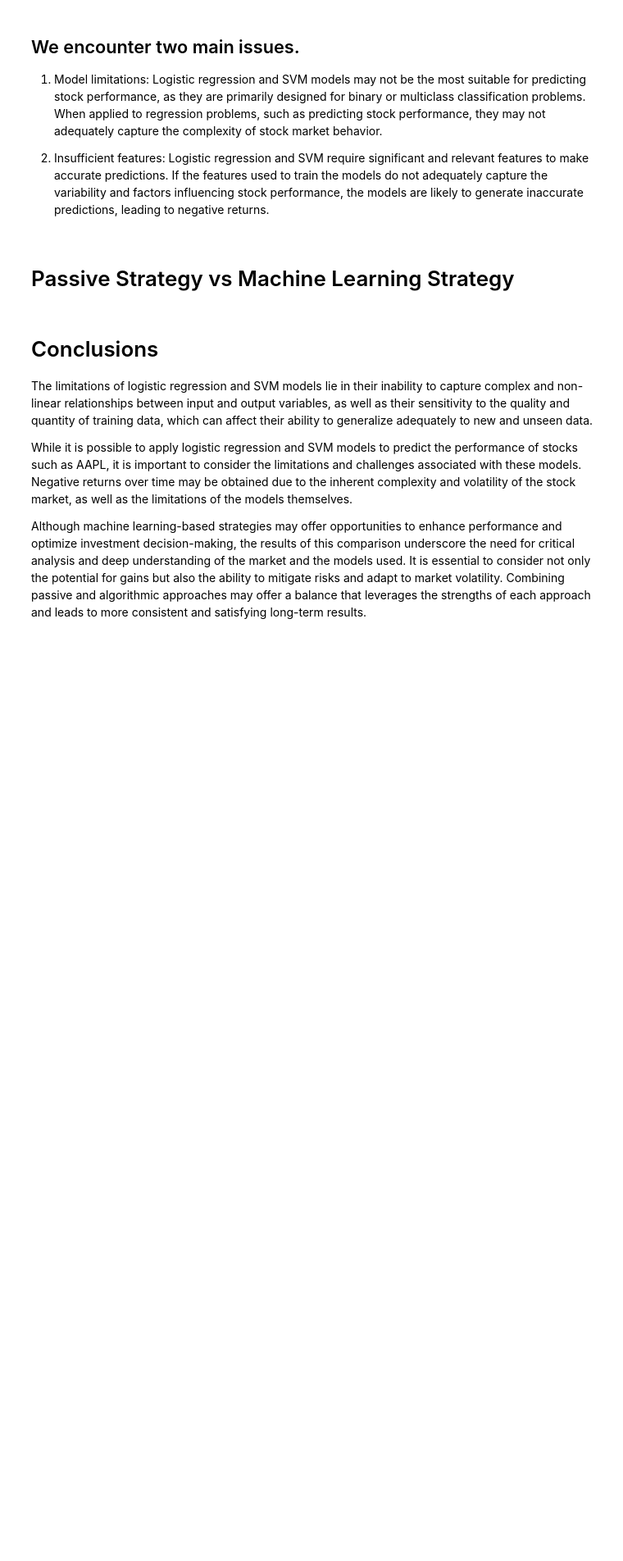
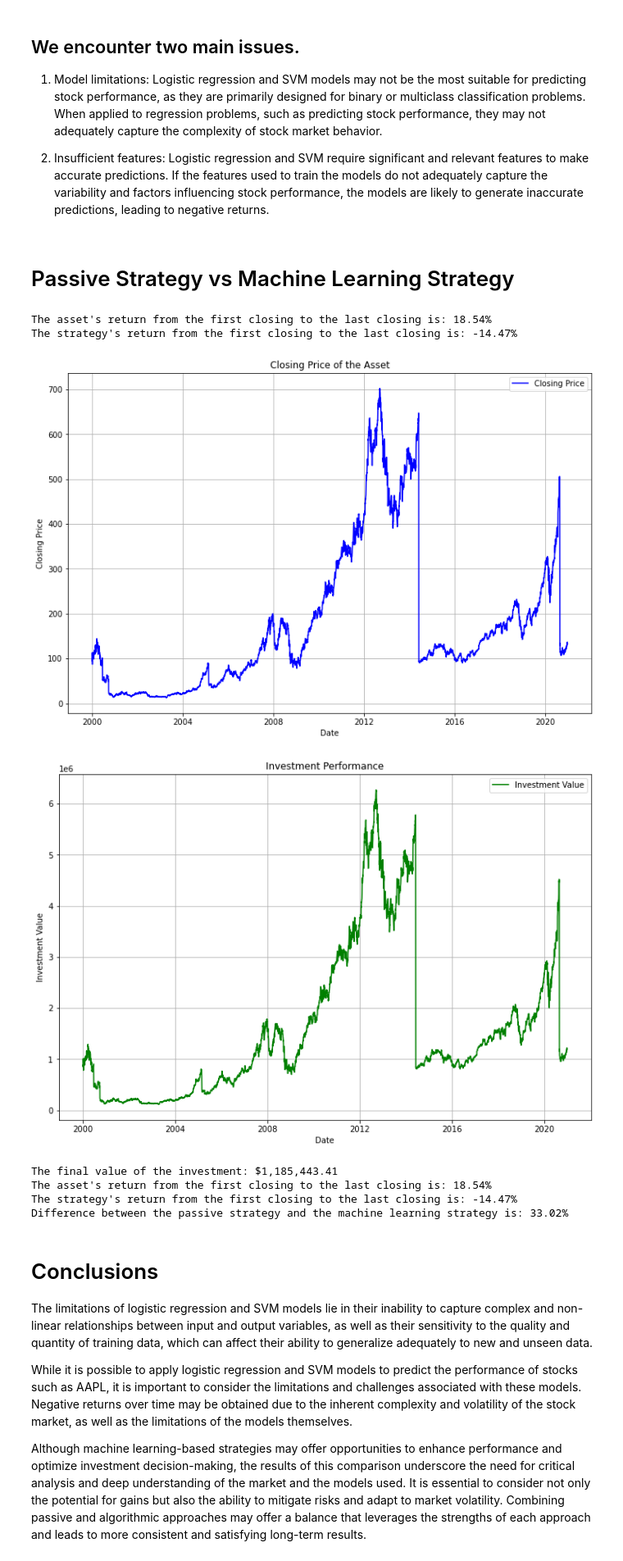
Before and after one commit to david09perez/Proyecto_Trading, a Jupyter notebook: 004-DL/report.ipynb, the cells around one changed output. Shown at 82% size. Cells and saved outputs as stored; diff of their text form; code cells hidden in the pictures; blank space fills up the shorter version.

Commit message:
pasiva 1d
listo

```diff
--- a/004-DL/report.ipynb
+++ b/004-DL/report.ipynb
@@ -183,7 +185,16 @@ This indicates a risk ratio of 1.11 which is quite balanced.
 # %% [markdown]
 # Passive Strategy vs Machine Learning Strategy
 # %%
-calcular_rendimiento_pasiva()
+calcular_rendimiento_pasiva('aapl_1d_train.csv')
+# %% [output]
+The asset's return from the first closing to the last closing is: 18.54%
+The strategy's return from the first closing to the last closing is: -14.47%
+[figure, added]
+[figure, added]
+The final value of the investment: $1,185,443.41
+The asset's return from the first closing to the last closing is: 18.54%
+The strategy's return from the first closing to the last closing is: -14.47%
+Difference between the passive strategy and the machine learning strategy is: 33.02%
 # %% [markdown]
 # Conclusions
 The limitations of logistic regression and SVM models lie in their inability to capture complex and non-linear relationships between input and output variables, as well as their sensitivity to the quality and quantity of training data, which can affect their ability to generalize adequately to new and unseen data.
```
Also changed, not shown: parts of 1 cell of this notebook.
